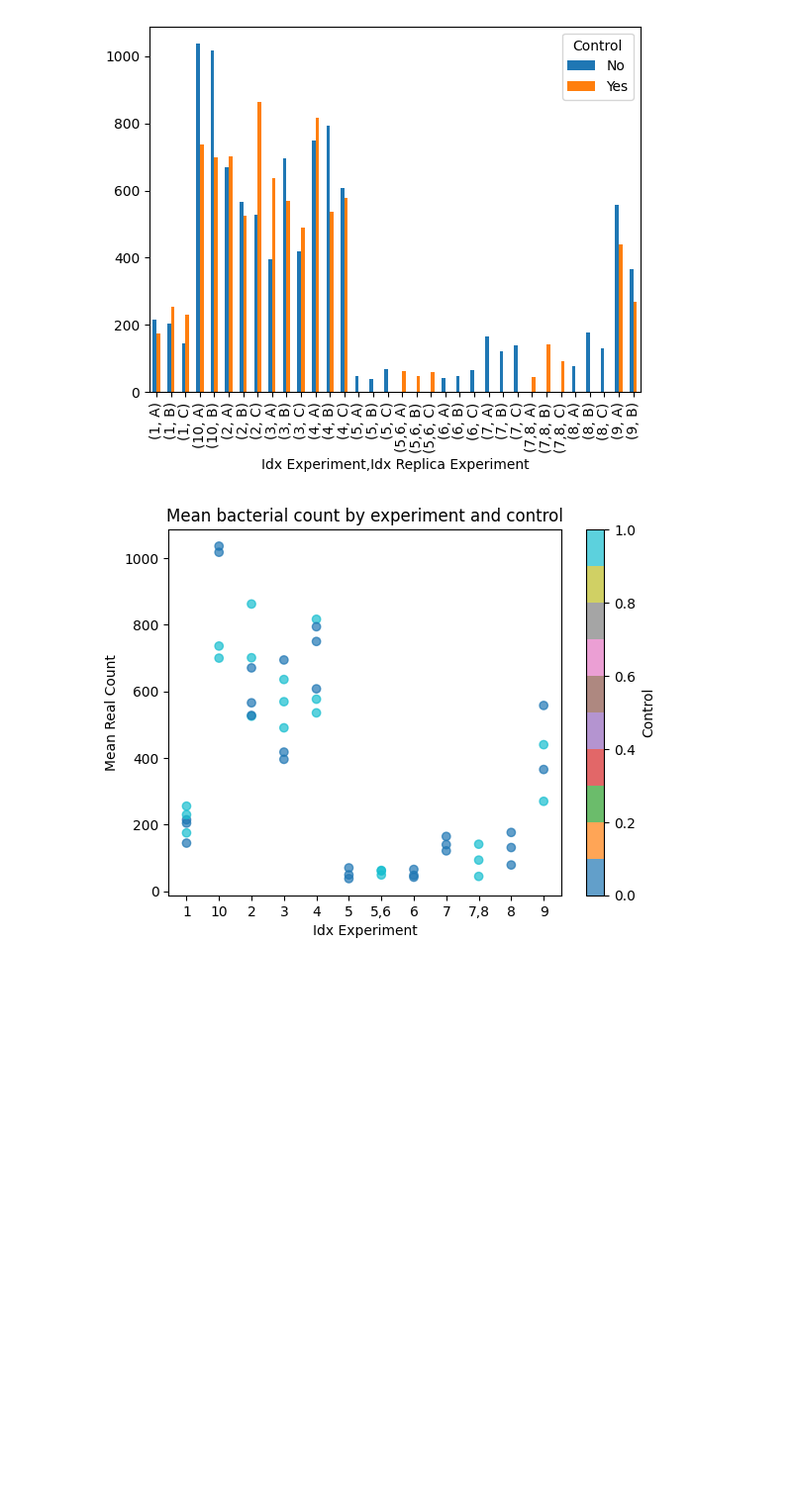
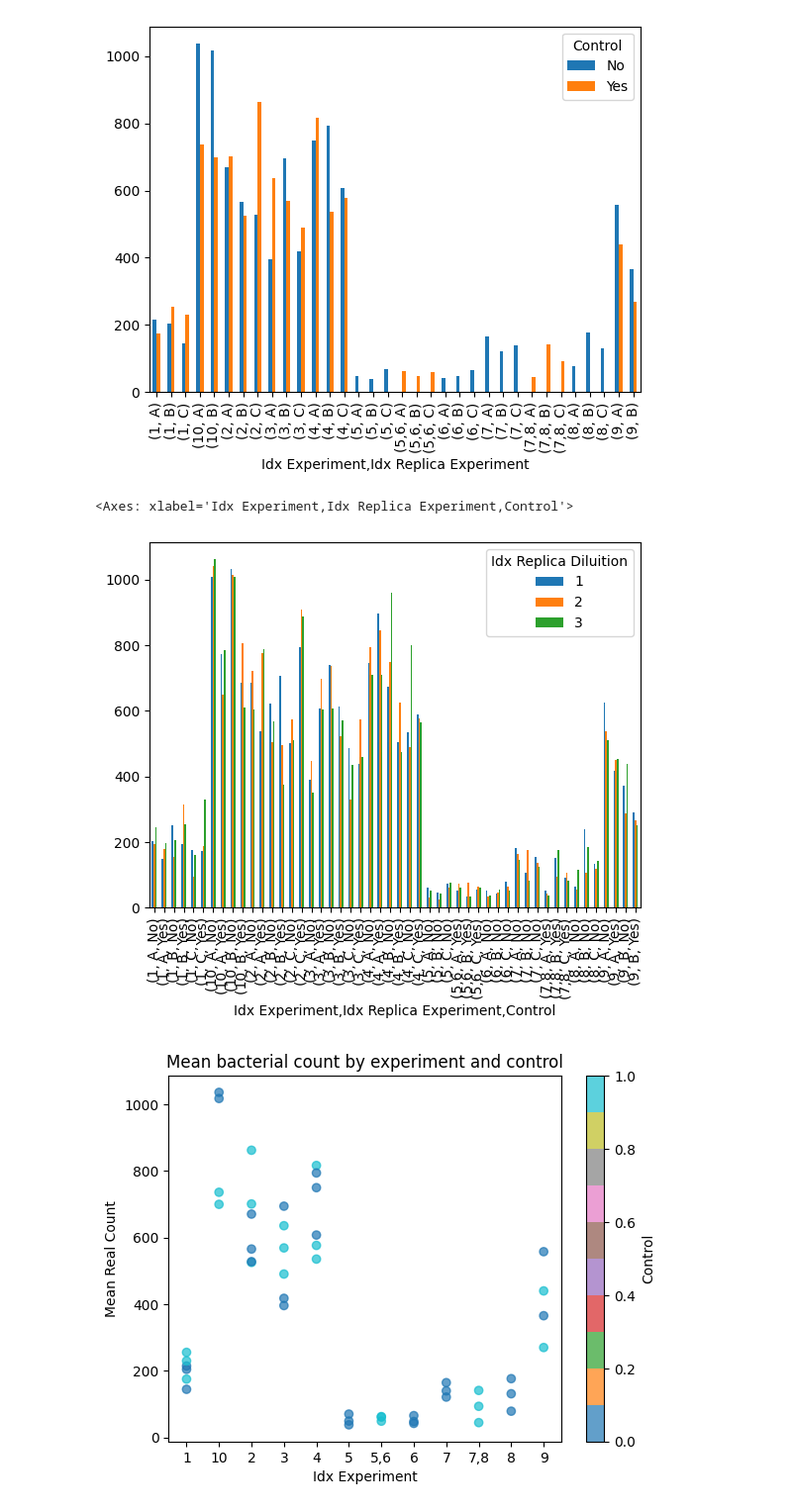
Before and after one commit to ahbagheri01/Progetto_Bayesian_Statistics, a Jupyter notebook: src/jupyter/Data_exploration1.ipynb, the cells around one changed output. Shown at 99% size. Cells and saved outputs as stored; diff of their text form; code cells hidden in the pictures; blank space fills up the shorter version.

```diff
--- a/src/jupyter/Data_exploration1.ipynb
+++ b/src/jupyter/Data_exploration1.ipynb
@@ -80,6 +99,11 @@ data.groupby(['Idx Experiment','Idx Replica Experiment','Control'])['Real Count'
 # %% [output]
 <Axes: xlabel='Idx Experiment,Idx Replica Experiment'>
 [figure]
+# %%
+data.groupby(['Idx Experiment','Idx Replica Experiment','Idx Replica Diluition','Control'])['Real Count'].mean().unstack('Idx Replica Diluition').plot(kind='bar')
+# %% [output]
+<Axes: xlabel='Idx Experiment,Idx Replica Experiment,Control'>
+[figure, added]
 # %%
 df_mean=(data.groupby(['Idx Experiment','Idx Replica Experiment','Control'],as_index=False)['Real Count'].mean())
 
```
Also changed, not shown: parts of 15 cells of this notebook, 4 other files.
